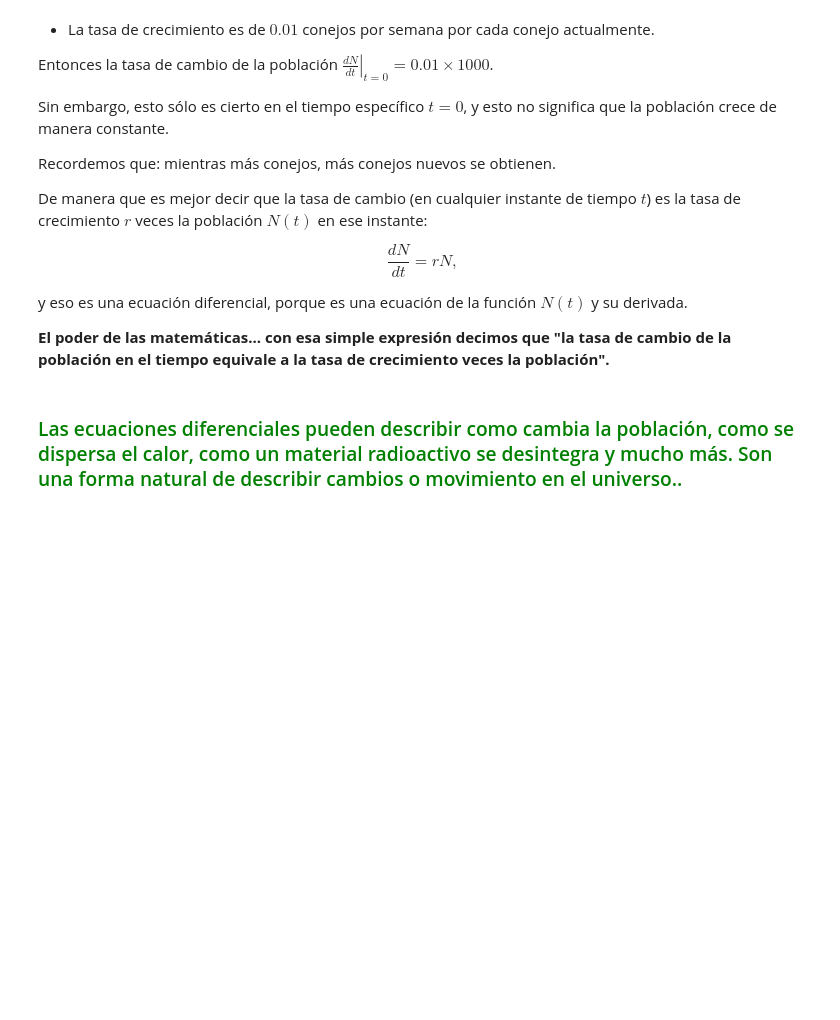
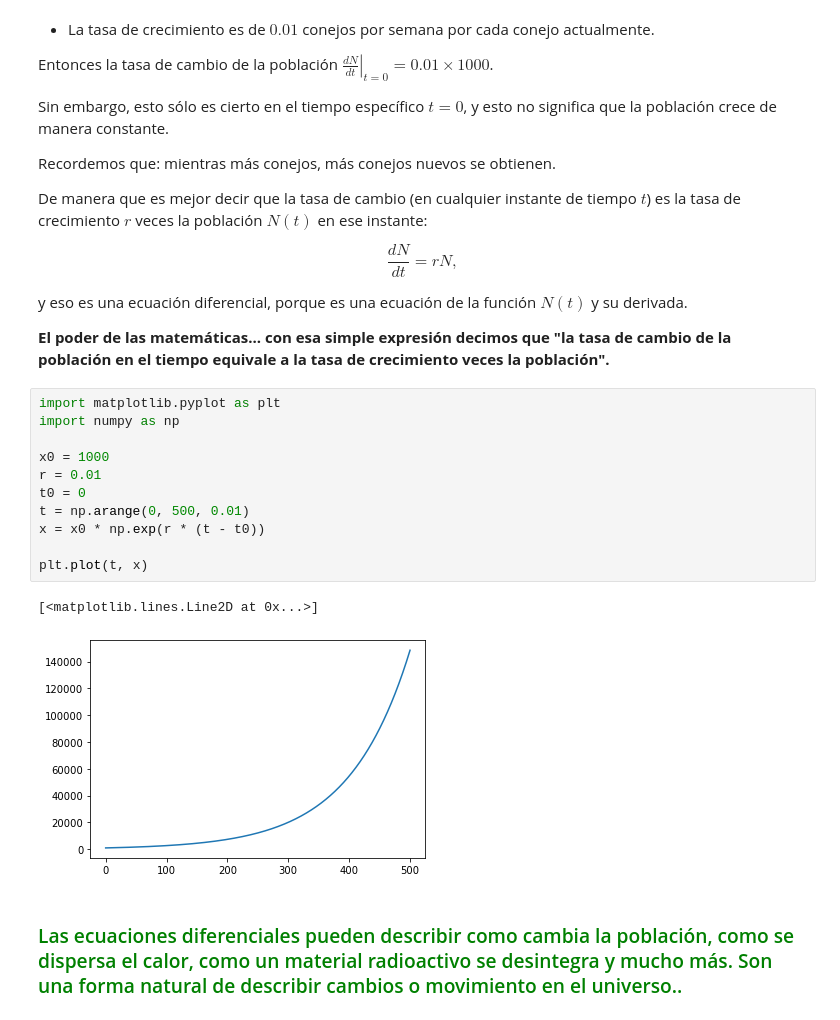
Before and after one commit to kodharius/SimMat-2022-2, a Jupyter notebook: Modulo 3/Clase16_IntroED.ipynb, the cells around one changed output. Cells and saved outputs as stored; diff of their text form; blank space fills up the shorter version.

```diff
--- a/Modulo 3/Clase16_IntroED.ipynb
+++ b/Modulo 3/Clase16_IntroED.ipynb
@@ -72,6 +72,20 @@ $$\frac{dN}{dt}=rN,$$
 y eso es una ecuación diferencial, porque es una ecuación de la función $N(t)$ y su derivada.
 
 **El poder de las matemáticas... con esa simple expresión decimos que "la tasa de cambio de la población en el tiempo equivale a la tasa de crecimiento veces la población".**
+# %%
+import matplotlib.pyplot as plt
+import numpy as np
+
+x0 = 1000
+r = 0.01
+t0 = 0
+t = np.arange(0, 500, 0.01)
+x = x0 * np.exp(r * (t - t0))
+
+plt.plot(t, x)
+# %% [output]
+[<matplotlib.lines.Line2D at 0x...>]
+[figure, added]
 # %% [markdown]
 ### <font color=green>Las ecuaciones diferenciales pueden describir como cambia la población, como se dispersa el calor, como un material radioactivo se desintegra y mucho más. Son una forma natural de describir cambios o movimiento en el universo..</font>
 # %% [markdown]
```
Also changed, not shown: parts of 2 cells of this notebook, 1 other file.
